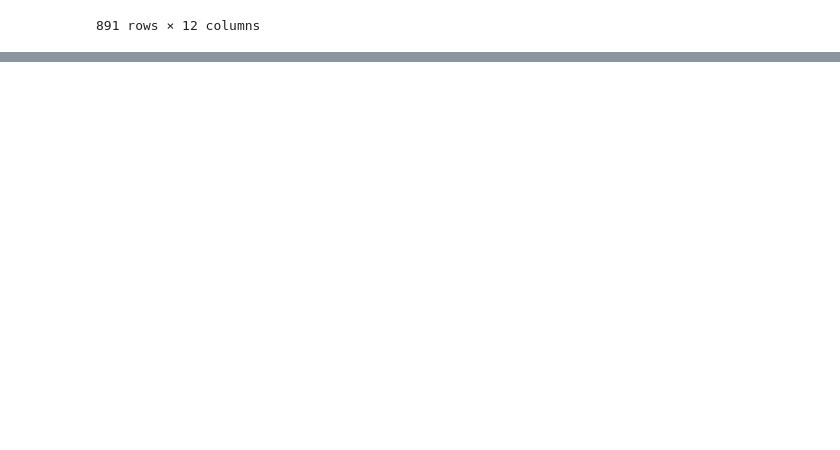
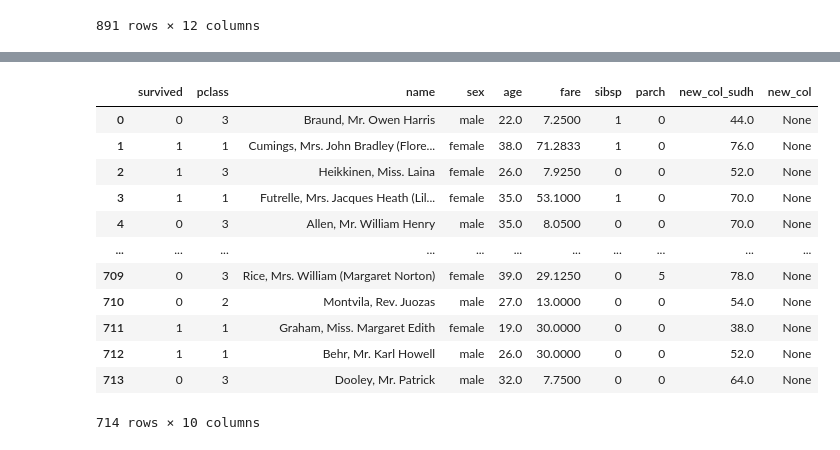
Before and after one commit to vishaldombale08/Python_DataScience, a Jupyter notebook: pandas_euron/pandas.ipynb, the cells around one changed output, grey strips where cells are left out. Cells and saved outputs as stored; diff of their text form; code cells hidden in the pictures; blank space fills up the shorter version.

```diff
--- a/pandas_euron/pandas.ipynb
+++ b/pandas_euron/pandas.ipynb
@@ -192,0 +353,2 @@ pd.read_csv('https://raw.githubusercontent.com/datasciencedojo/datasets/refs/hea
+# %%
+df['new_col_sudh'] = df['age'] *2
@@ -192,0 +371,18 @@ pd.read_csv('https://raw.githubusercontent.com/datasciencedojo/datasets/refs/hea
+# %%
+df['new_col']=None
+# %%
+df
+# %% [output]
+|  | survived | pclass | name | sex | age | fare | sibsp | parch | new_col_sudh | new_col |
+| 0 | 0 | 3 | Braund, Mr. Owen Harris | male | 22.0 | 7.2500 | 1 | 0 | 44.0 | None |
+| 1 | 1 | 1 | Cumings, Mrs. John Bradley (Flore... | female | 38.0 | 71.2833 | 1 | 0 | 76.0 | None |
+| 2 | 1 | 3 | Heikkinen, Miss. Laina | female | 26.0 | 7.9250 | 0 | 0 | 52.0 | None |
+| 3 | 1 | 1 | Futrelle, Mrs. Jacques Heath (Lil... | female | 35.0 | 53.1000 | 1 | 0 | 70.0 | None |
+| 4 | 0 | 3 | Allen, Mr. William Henry | male | 35.0 | 8.0500 | 0 | 0 | 70.0 | None |
+| ... | ... | ... | ... | ... | ... | ... | ... | ... | ... | ... |
+| 709 | 0 | 3 | Rice, Mrs. William (Margaret Norton) | female | 39.0 | 29.1250 | 0 | 5 | 78.0 | None |
+| 710 | 0 | 2 | Montvila, Rev. Juozas | male | 27.0 | 13.0000 | 0 | 0 | 54.0 | None |
+| 711 | 1 | 1 | Graham, Miss. Margaret Edith | female | 19.0 | 30.0000 | 0 | 0 | 38.0 | None |
+| 712 | 1 | 1 | Behr, Mr. Karl Howell | male | 26.0 | 30.0000 | 0 | 0 | 52.0 | None |
+| 713 | 0 | 3 | Dooley, Mr. Patrick | male | 32.0 | 7.7500 | 0 | 0 | 64.0 | None |
+714 rows × 10 columns
```
Also changed, not shown: parts of 70 cells of this notebook, 3 other files.
